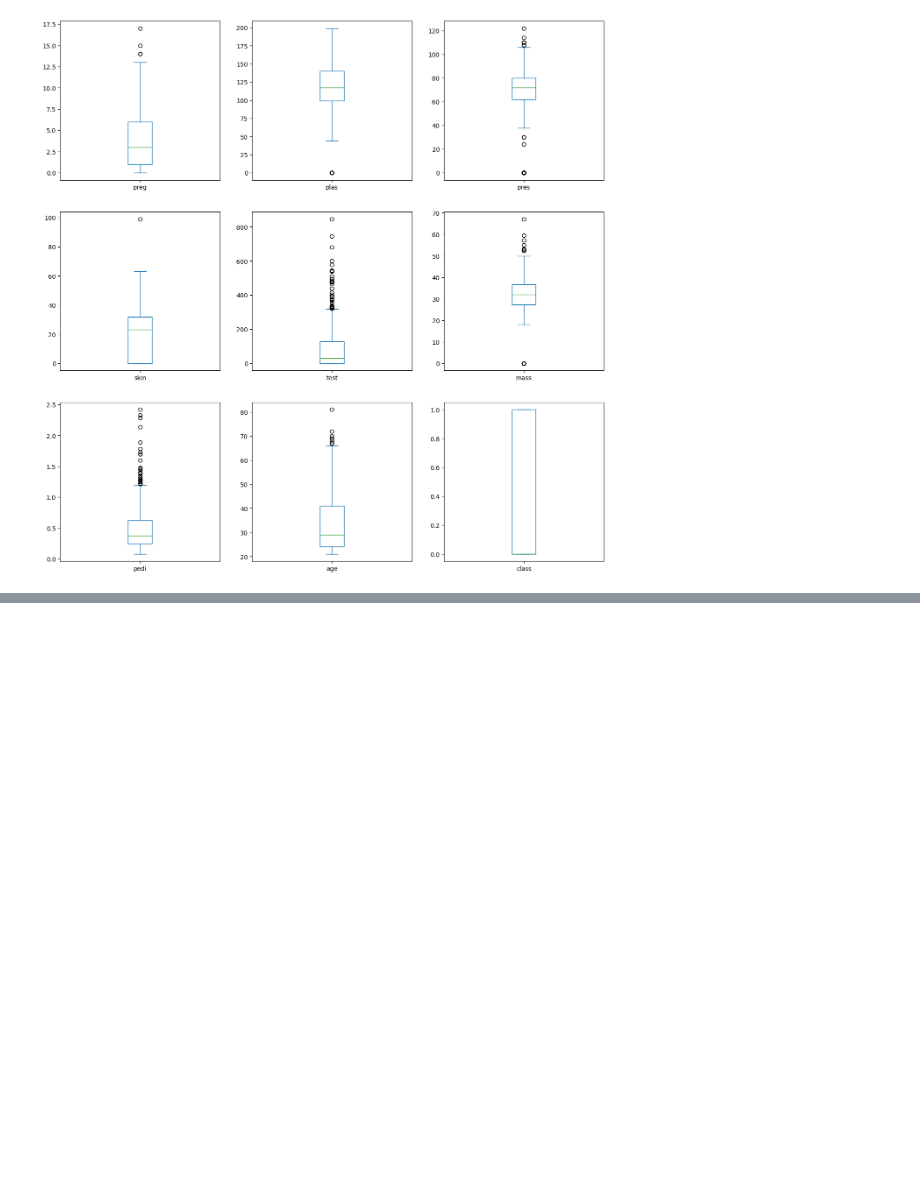
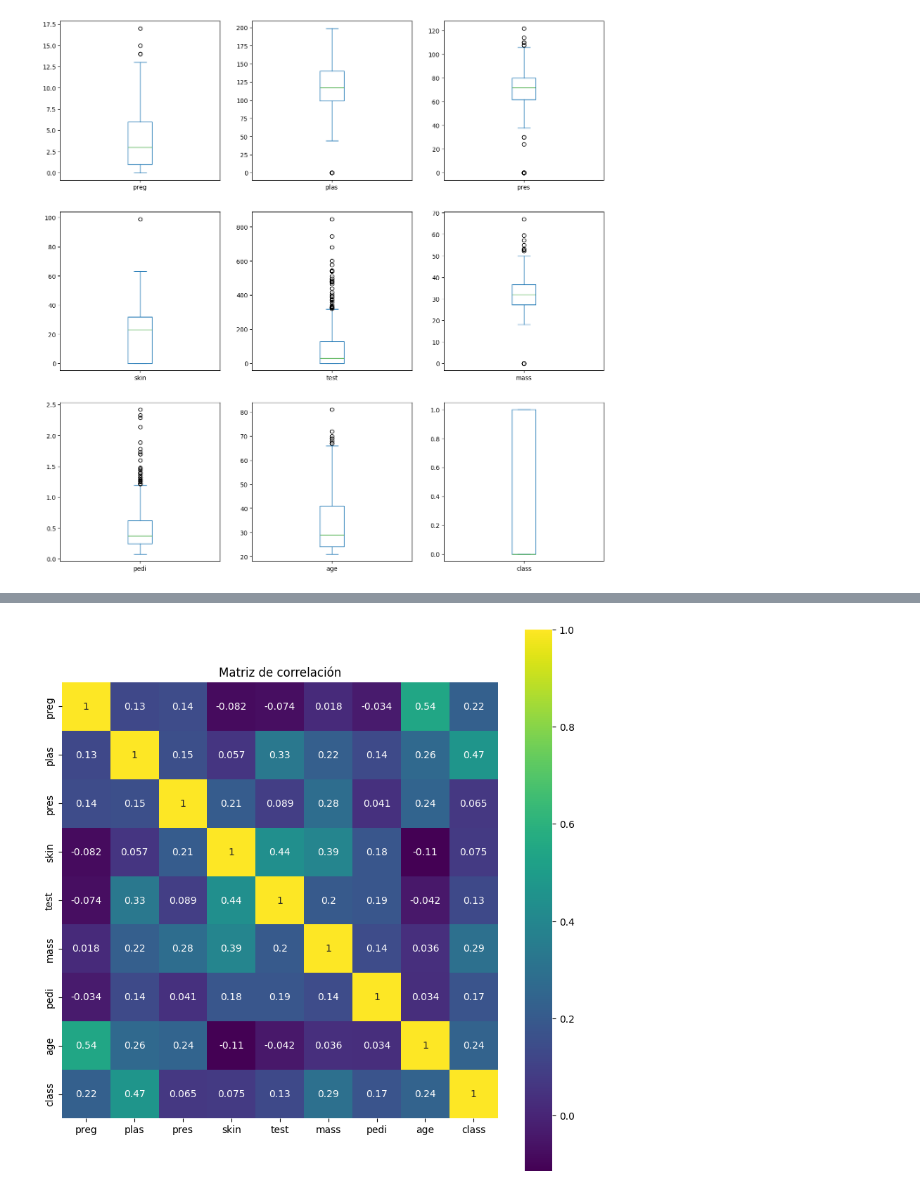
Before and after one commit to francoCarMar/Ciencia-de-datos-con-python, a Jupyter notebook: vizualizacion_de_datos.ipynb, the cells around one changed output, grey strips where cells are left out. Drawn from its saved outputs; the diff is of its cells as text; code cells hidden in the pictures; blank space fills up the shorter version.

```diff
--- a/vizualizacion_de_datos.ipynb
+++ b/vizualizacion_de_datos.ipynb
@@ -111,0 +141,9 @@ plt.show()
+# %%
+%matplotlib inline
+correlation = data.corr()
+plt.figure(figsize = (10, 10))
+ax = sns.heatmap(correlation, vmax=1, square=True, annot=True, cmap='viridis')
+plt.title('Matriz de correlación')
+plt.show()
+# %% [output]
+[figure, added]
```
Also changed, not shown: parts of 3 cells of this notebook.
